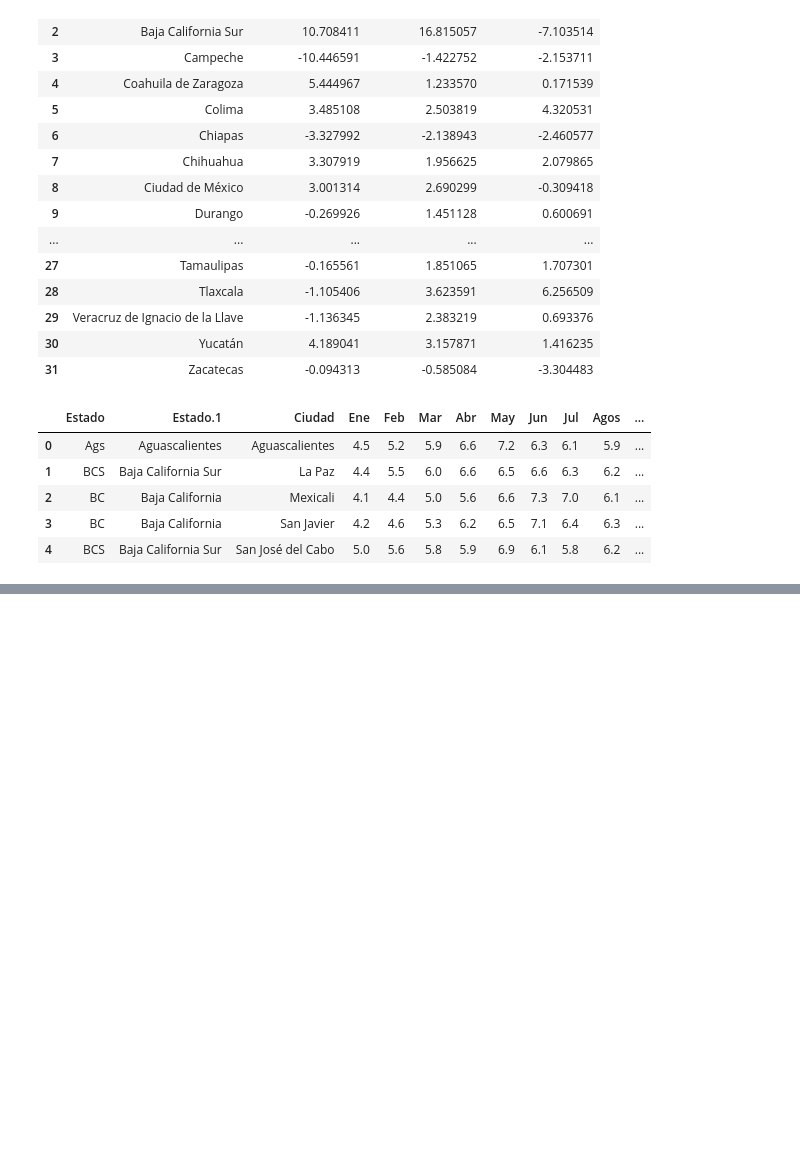
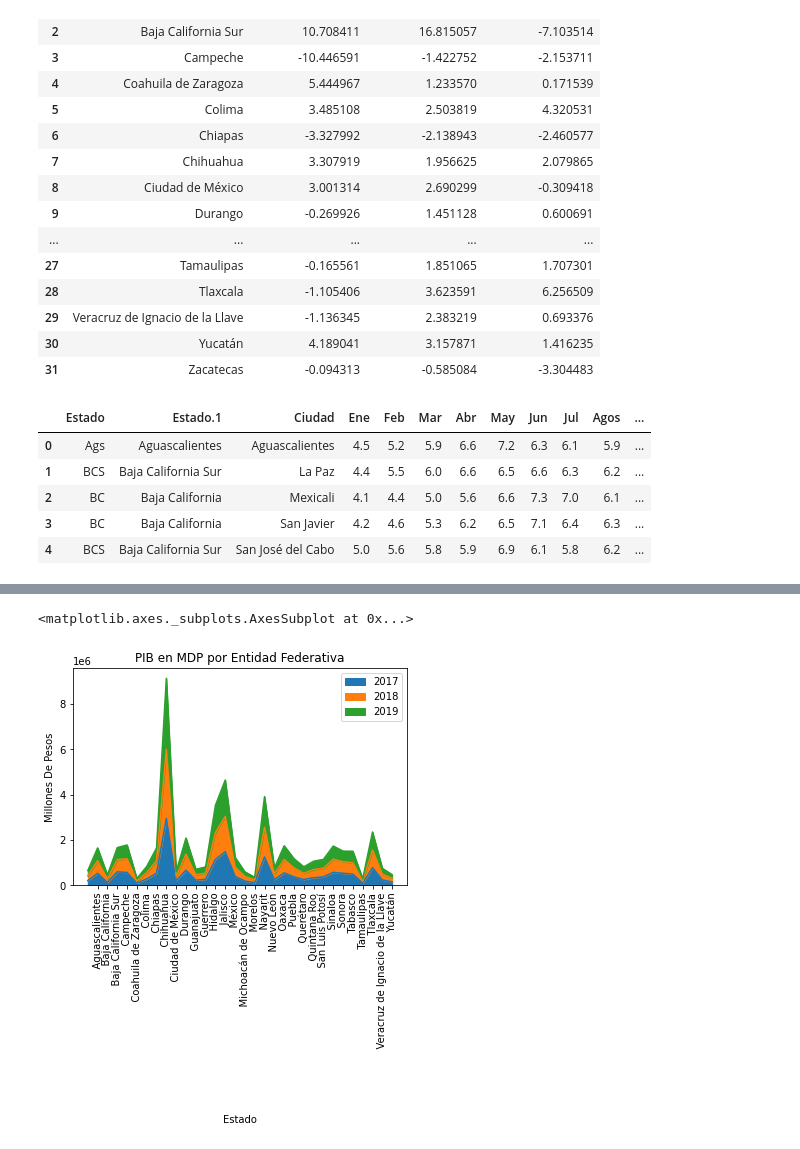
Before and after one commit to jordan3004/team5-solar-energy, a Jupyter notebook: Solar-Energy-Analysis.ipynb, the cells around one changed output, grey strips where cells are left out. Cells and saved outputs as stored; diff of their text form; code cells hidden in the pictures; blank space fills up the shorter version.

```diff
--- a/Solar-Energy-Analysis.ipynb
+++ b/Solar-Energy-Analysis.ipynb
@@ -229,0 +267,6 @@ df
+# %%
+#Data cleaning
+c = pd.read_excel("Resources/PIBE_2.xlsx")
+c
+clean_PIBE = c[["Estado",2017,2018,2019]]
+clean_PIBE
@@ -229,0 +302,16 @@ df
+# %%
+
+plt = clean_PIBE.plot.area()
+
+plt.set_title('PIB en MDP por Entidad Federativa')
+plt.set_xlabel('Estado')
+plt.set_ylabel('Millones De Pesos')
+plt.set_xticklabels(clean_PIBE.index,rotation=90, )
+plt.set_xticks(range(1,32))
+# Show graphic
+plt
+# Save plot
+#plt.savefig("Output Data/PIB en MDP vs. año")
+# %% [output]
+<matplotlib.axes._subplots.AxesSubplot at 0x...>
+[figure, added]
```
Also changed, not shown: parts of 12 cells of this notebook, 1 other file.
